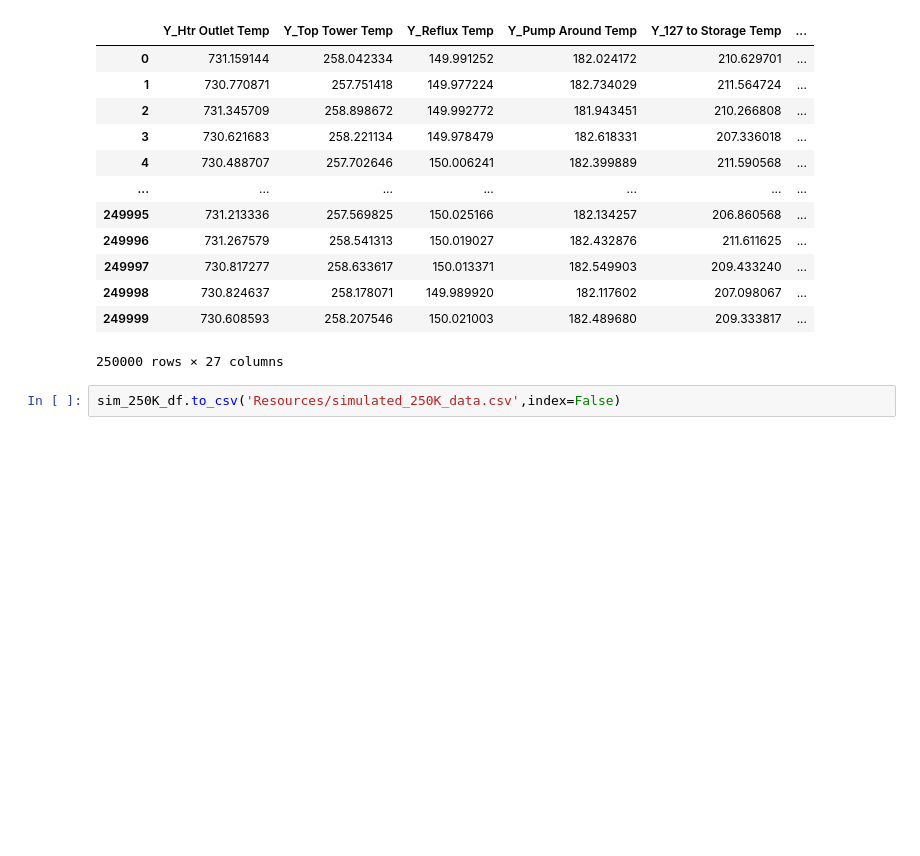
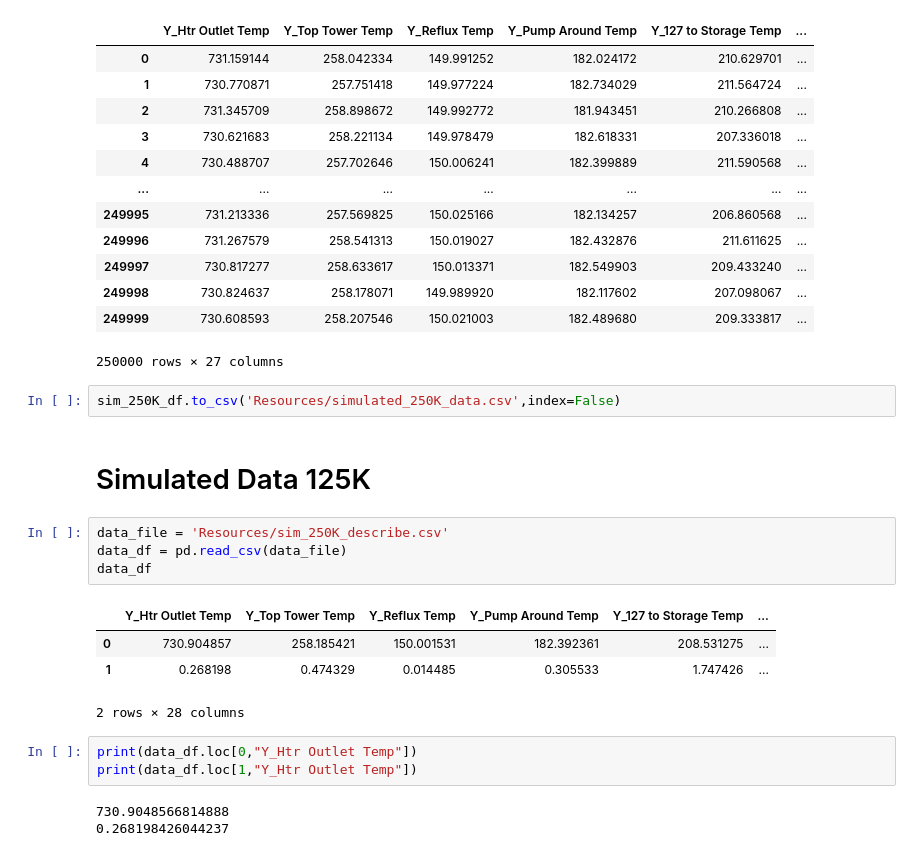
Before and after one commit to JPHebert32/MPO, a Jupyter notebook: Simulated_Data.ipynb, the cells around one changed output. Cells and saved outputs as stored; diff of their text form; blank space fills up the shorter version.

```diff
--- a/Simulated_Data.ipynb
+++ b/Simulated_Data.ipynb
@@ -302,3 +302,20 @@ sim_250K_df
 250000 rows × 27 columns
 # %%
 sim_250K_df.to_csv('Resources/simulated_250K_data.csv',index=False)
+# %% [markdown]
+# Simulated Data 125K
+# %%
+data_file = 'Resources/sim_250K_describe.csv'
+data_df = pd.read_csv(data_file)
+data_df
+# %% [output]
+|  | Y_Htr Outlet Temp | Y_Top Tower Temp | Y_Reflux Temp | Y_Pump Around Temp | Y_127 to Storage Temp | ... |
+| 0 | 730.904857 | 258.185421 | 150.001531 | 182.392361 | 208.531275 | ... |
+| 1 | 0.268198 | 0.474329 | 0.014485 | 0.305533 | 1.747426 | ... |
+2 rows × 28 columns
+# %%
+print(data_df.loc[0,"Y_Htr Outlet Temp"])
+print(data_df.loc[1,"Y_Htr Outlet Temp"])
+# %% [output]
+730.9048566814888
+0.268198426044237
```
Also changed, not shown: parts of 4 cells of this notebook, 1 other file.
